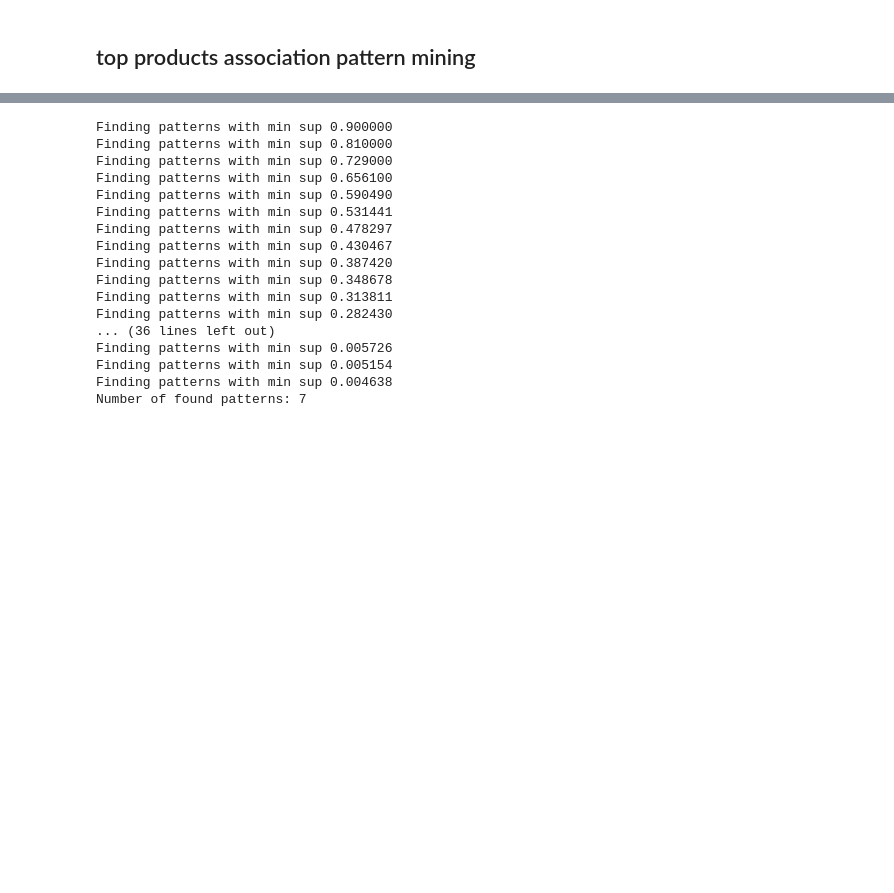
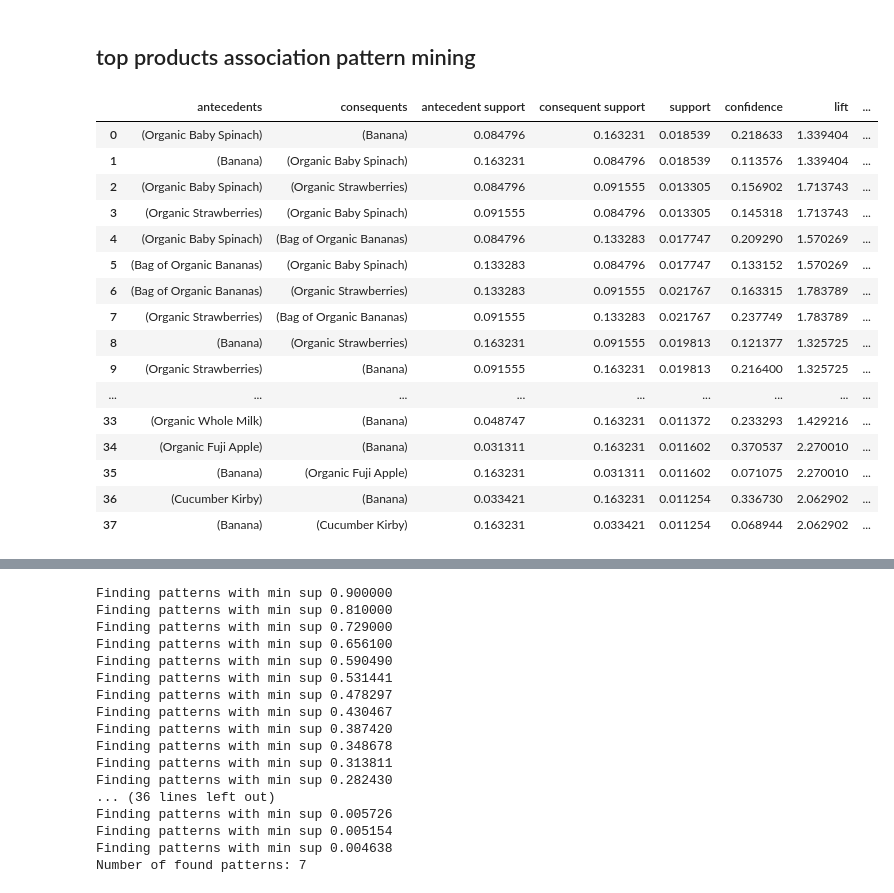
Before and after one commit to jvanalytics/ist_dash_2024_rec, a Jupyter notebook: non_supervised_analysis/notebooks/dataset_3/3_instacart_pattern_analysis.ipynb, the cells around one changed output, grey strips where cells are left out. Saved outputs shown, nothing was run; the diff lists cells and outputs as text; code cells hidden in the pictures; blank space fills up the shorter version.

```diff
--- a/non_supervised_analysis/notebooks/dataset_3/3_instacart_pattern_analysis.ipynb
+++ b/non_supervised_analysis/notebooks/dataset_3/3_instacart_pattern_analysis.ipynb
@@ -265,13 +300,34 @@ product_crosstab = product_crosstab.astype(bool)
 # %% [markdown]
 ## top products association pattern mining
 # %%
-# # Generate frequent itemsets using fpgrowth
-# frequent_products = fpgrowth(product_crosstab, min_support=0.01, use_colnames=True)
+# Generate frequent itemsets using fpgrowth
 
-# # Generate association rules
-# rules_product = association_rules(frequent_products, metric="lift", min_threshold=1.0)
+from mlxtend.frequent_patterns import apriori, association_rules
 
-# # Display the main metrics
-# rules_product[['antecedents', 'consequents', 'support', 'confidence', 'lift', 'leverage', 'conviction']]
-# rules_product
+frequent_products = fpgrowth(product_crosstab, min_support=0.01, use_colnames=True)
+
+# Generate association rules
+rules_product = association_rules(frequent_products, metric="lift", min_threshold=1.0)
+
+# Display the main metrics
+rules_product[['antecedents', 'consequents', 'support', 'confidence', 'lift', 'leverage', 'conviction']]
+rules_product
+# %% [output]
+|  | antecedents | consequents | antecedent support | consequent support | support | confidence | lift | ... |
+| 0 | (Organic Baby Spinach) | (Banana) | 0.084796 | 0.163231 | 0.018539 | 0.218633 | 1.339404 | ... |
+| 1 | (Banana) | (Organic Baby Spinach) | 0.163231 | 0.084796 | 0.018539 | 0.113576 | 1.339404 | ... |
+| 2 | (Organic Baby Spinach) | (Organic Strawberries) | 0.084796 | 0.091555 | 0.013305 | 0.156902 | 1.713743 | ... |
+| 3 | (Organic Strawberries) | (Organic Baby Spinach) | 0.091555 | 0.084796 | 0.013305 | 0.145318 | 1.713743 | ... |
+| 4 | (Organic Baby Spinach) | (Bag of Organic Bananas) | 0.084796 | 0.133283 | 0.017747 | 0.209290 | 1.570269 | ... |
+| 5 | (Bag of Organic Bananas) | (Organic Baby Spinach) | 0.133283 | 0.084796 | 0.017747 | 0.133152 | 1.570269 | ... |
+| 6 | (Bag of Organic Bananas) | (Organic Strawberries) | 0.133283 | 0.091555 | 0.021767 | 0.163315 | 1.783789 | ... |
+| 7 | (Organic Strawberries) | (Bag of Organic Bananas) | 0.091555 | 0.133283 | 0.021767 | 0.237749 | 1.783789 | ... |
+| 8 | (Banana) | (Organic Strawberries) | 0.163231 | 0.091555 | 0.019813 | 0.121377 | 1.325725 | ... |
+| 9 | (Organic Strawberries) | (Banana) | 0.091555 | 0.163231 | 0.019813 | 0.216400 | 1.325725 | ... |
+| ... | ... | ... | ... | ... | ... | ... | ... | ... |
+| 33 | (Organic Whole Milk) | (Banana) | 0.048747 | 0.163231 | 0.011372 | 0.233293 | 1.429216 | ... |
+| 34 | (Organic Fuji Apple) | (Banana) | 0.031311 | 0.163231 | 0.011602 | 0.370537 | 2.270010 | ... |
+| 35 | (Banana) | (Organic Fuji Apple) | 0.163231 | 0.031311 | 0.011602 | 0.071075 | 2.270010 | ... |
+| 36 | (Cucumber Kirby) | (Banana) | 0.033421 | 0.163231 | 0.011254 | 0.336730 | 2.062902 | ... |
+| 37 | (Banana) | (Cucumber Kirby) | 0.163231 | 0.033421 | 0.011254 | 0.068944 | 2.062902 | ... |
 # %%
```
Also changed, not shown: parts of 7 cells of this notebook, 3 other files.
